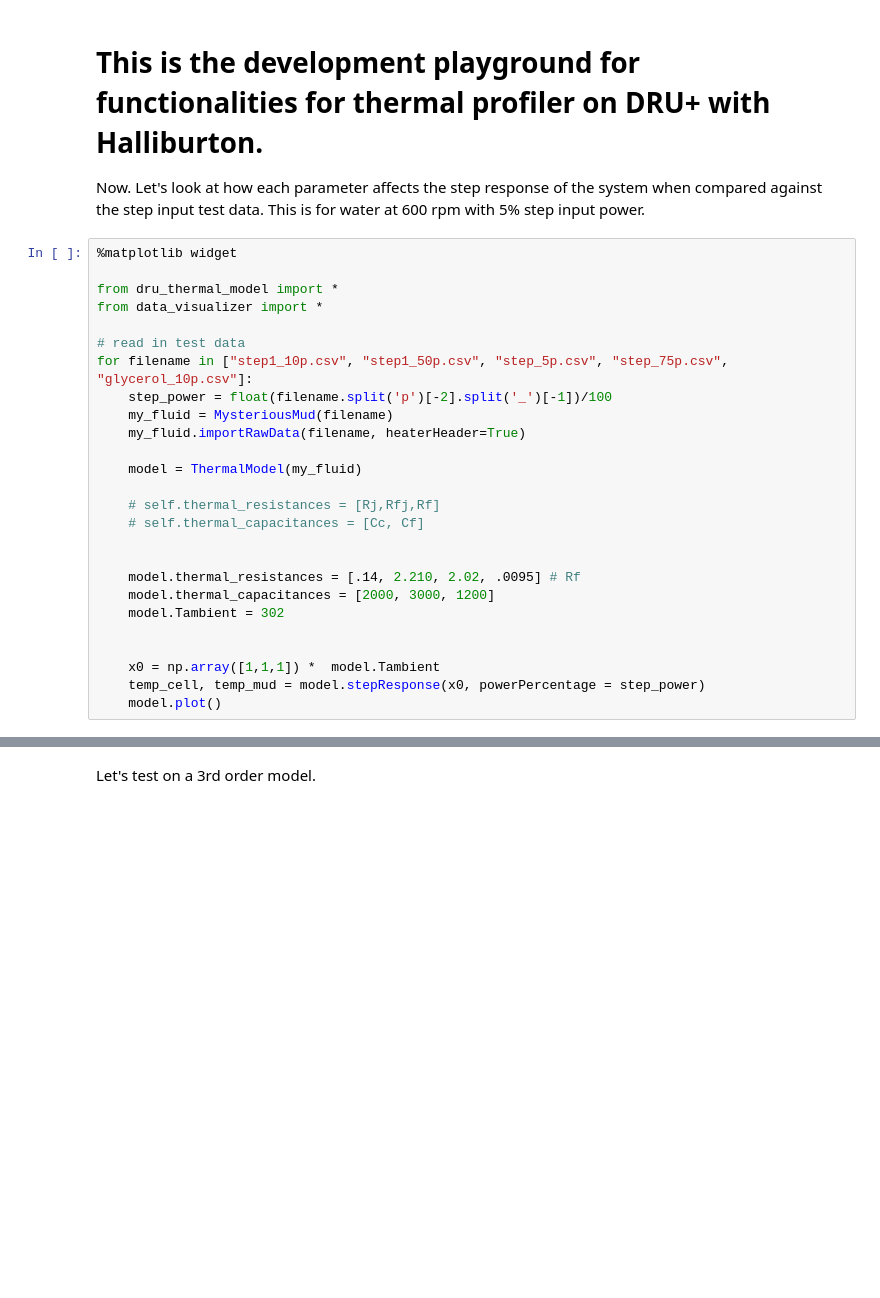
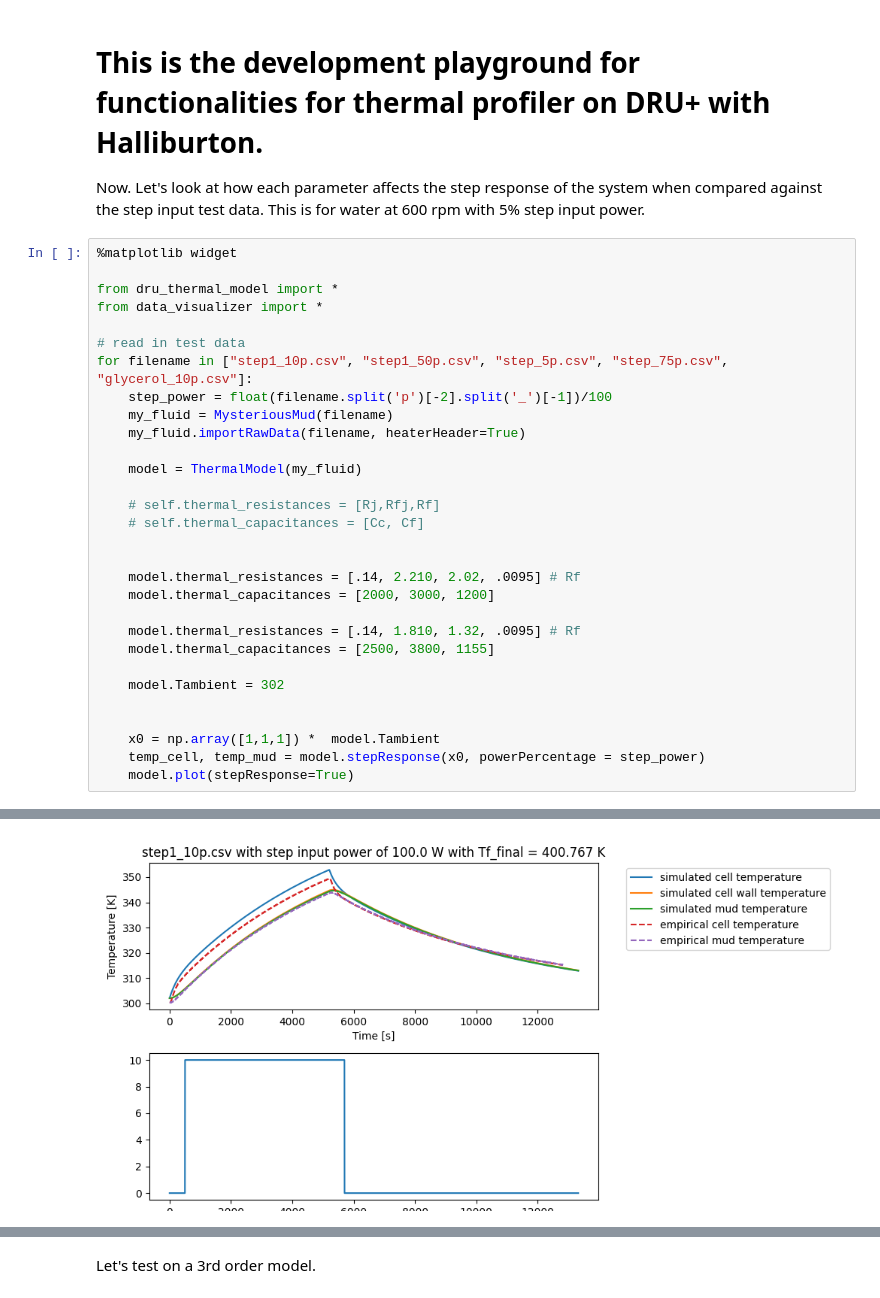
Before and after one commit to qiaomein/DRU_thermal_estimator, a Jupyter notebook: playground.ipynb, the cells around one changed output, grey strips where cells are left out. Drawn from its saved outputs; the diff is of its cells as text; blank space fills up the shorter version.

```diff
--- a/playground.ipynb
+++ b/playground.ipynb
@@ -22,9 +22,14 @@ for filename in ["step1_10p.csv", "step1_50p.csv", "step_5p.csv", "step_75p.csv"
 
     model.thermal_resistances = [.14, 2.210, 2.02, .0095] # Rf
     model.thermal_capacitances = [2000, 3000, 1200]
+
+    model.thermal_resistances = [.14, 1.810, 1.32, .0095] # Rf
+    model.thermal_capacitances = [2500, 3800, 1155]
+
     model.Tambient = 302
 
 
     x0 = np.array([1,1,1]) *  model.Tambient
     temp_cell, temp_mud = model.stepResponse(x0, powerPercentage = step_power)
-    model.plot()
+    model.plot(stepResponse=True)
+# %% [output]
@@ -30,0 +53 @@ for filename in ["step1_10p.csv", "step1_50p.csv", "step_5p.csv", "step_75p.csv"
+[figure, added]
```
Also changed, not shown: parts of 7 cells of this notebook, 1 other file.
